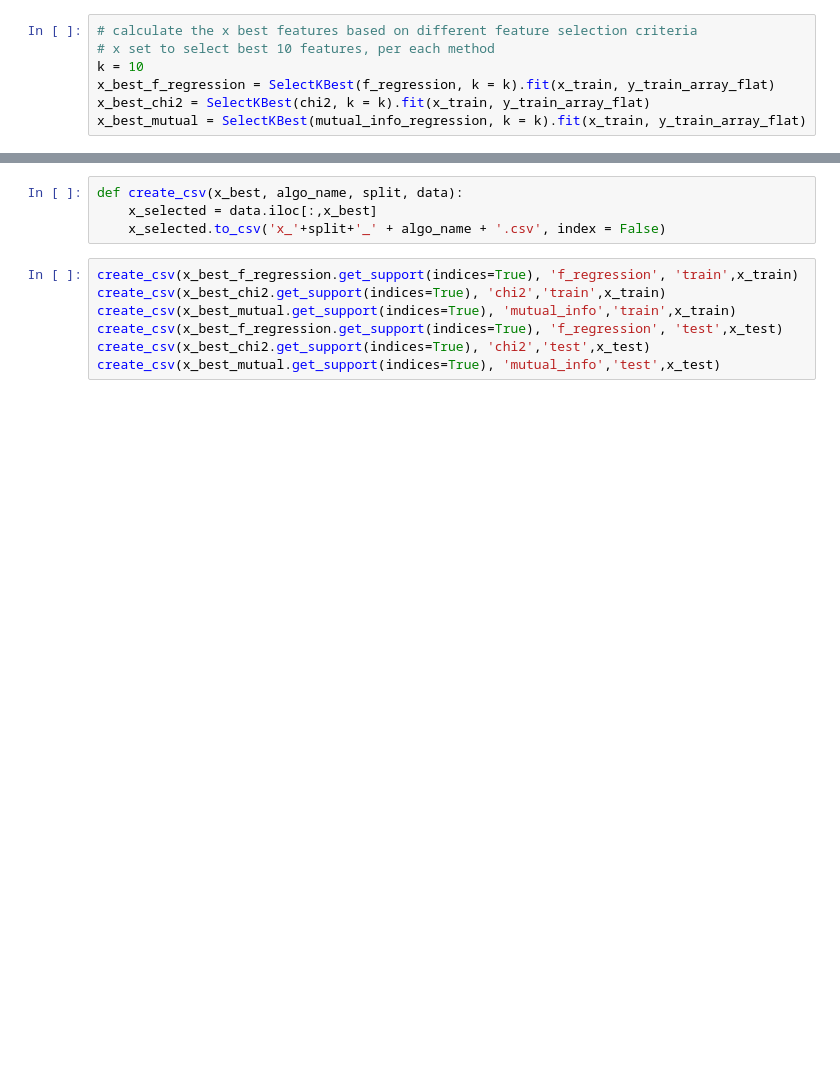
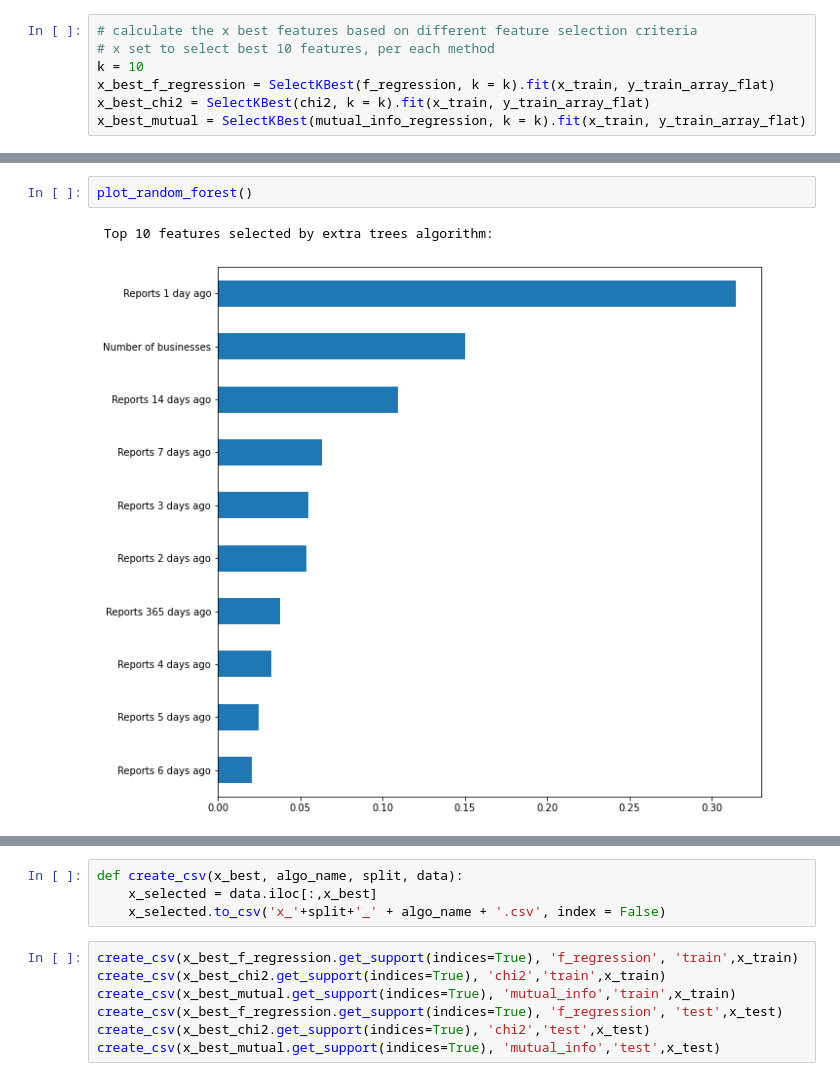
Before and after one commit to CBProgramming/CrimePrediction, a Jupyter notebook: 09 - Feature Selection Algorithm Result Analysis.ipynb, the cells around one changed output, grey strips where cells are left out. Saved outputs shown, nothing was run; the diff lists cells and outputs as text; blank space fills up the shorter version.

```diff
--- a/09 - Feature Selection Algorithm Result Analysis.ipynb
+++ b/09 - Feature Selection Algorithm Result Analysis.ipynb
@@ -83,0 +138,5 @@ plot_extra_trees()
+# %%
+plot_random_forest()
+# %% [output]
+ Top 10 features selected by extra trees algorithm:
+[figure, added]
```
Also changed, not shown: parts of 23 cells of this notebook, 4 other files.
